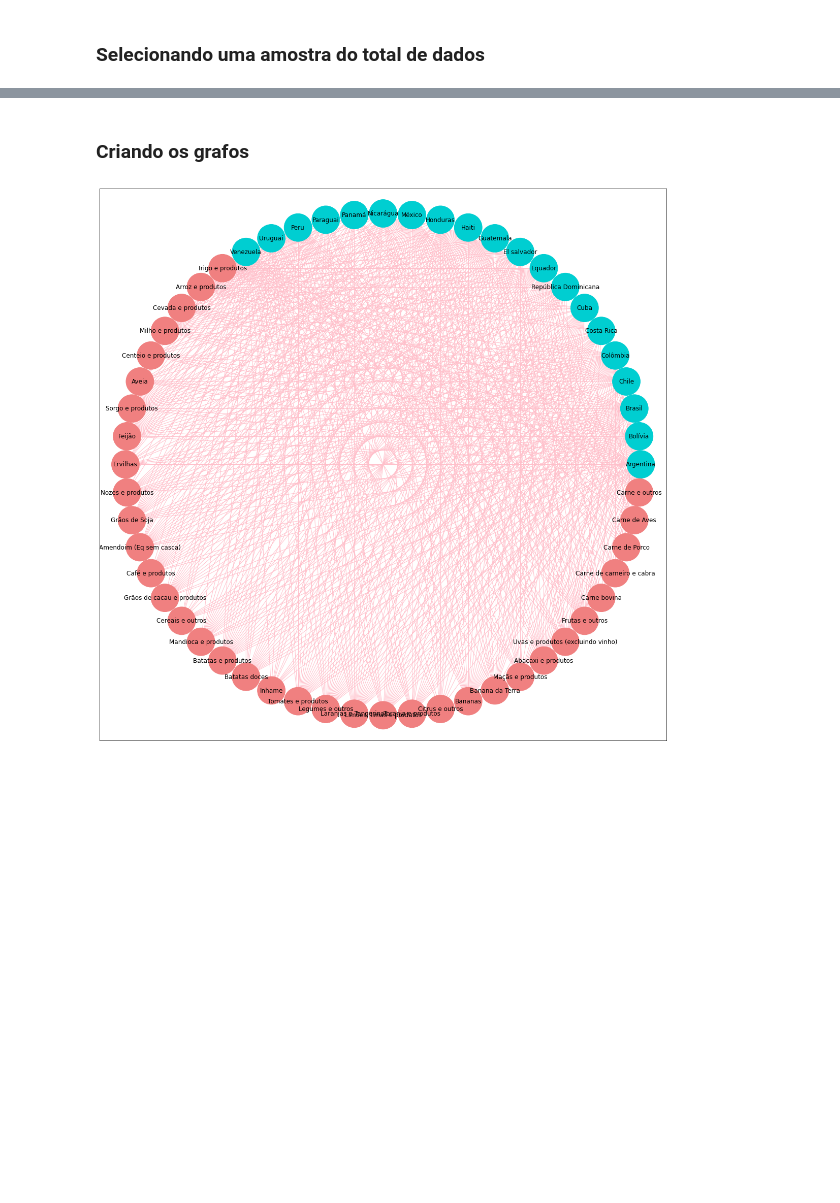
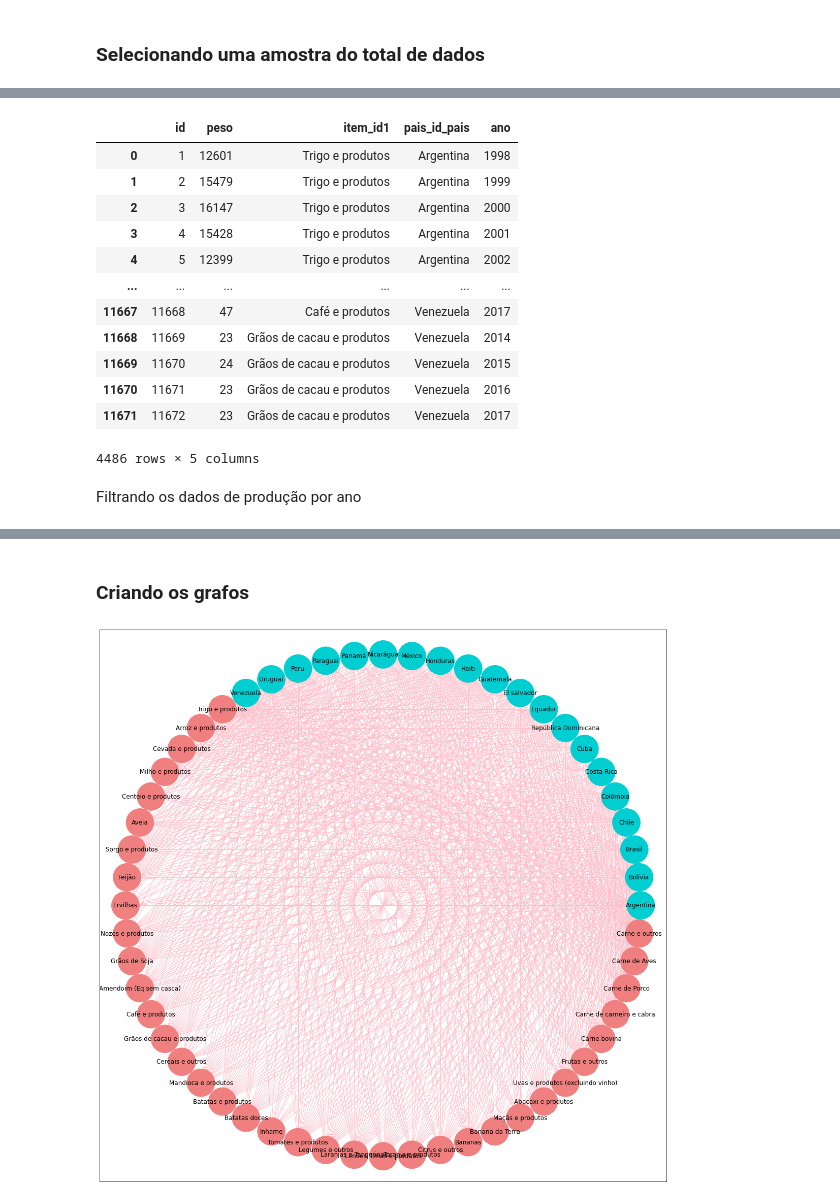
Before and after one commit to Cristiananc/Introduction-to-Databases, a Jupyter notebook: A2/Grafo.ipynb, the cells around one changed output, grey strips where cells are left out. Cells and saved outputs as stored; diff of their text form; code cells hidden in the pictures; blank space fills up the shorter version.

```diff
--- a/A2/Grafo.ipynb
+++ b/A2/Grafo.ipynb
@@ -33,3 +33,7 @@ Aqui estamos limitando os dados que serão utilizados na criação do grafo, uma
 for idx in df_perda.index:
     df_perda.loc[idx, 'item_id1'] =  df_item.loc[df_perda.loc[idx, 'item_id1'] - 1, 'nome']
     df_perda.loc[idx, 'pais_id_pais'] =  df_pais.loc[df_perda.loc[idx, 'pais_id_pais'] - 1, 'nome']
+# %%
+for idx in df_producao.index:
+    df_producao.loc[idx, 'item_id1'] =  df_item.loc[df_producao.loc[idx, 'item_id1'] - 1, 'nome']
+    df_producao.loc[idx, 'pais_id_pais'] =  df_pais.loc[df_producao.loc[idx, 'pais_id_pais'] - 1, 'nome']
@@ -35,0 +42,20 @@ for idx in df_perda.index:
+# %%
+df_producao_4 = df_producao[df_producao['item_id1'].isin(df_item[df_item['categoria_id1'] == 4]['nome'])]
+# %%
+df_producao_4
+# %% [output]
+|  | id | peso | item_id1 | pais_id_pais | ano |
+| 0 | 1 | 12601 | Trigo e produtos | Argentina | 1998 |
+| 1 | 2 | 15479 | Trigo e produtos | Argentina | 1999 |
+| 2 | 3 | 16147 | Trigo e produtos | Argentina | 2000 |
+| 3 | 4 | 15428 | Trigo e produtos | Argentina | 2001 |
+| 4 | 5 | 12399 | Trigo e produtos | Argentina | 2002 |
+| ... | ... | ... | ... | ... | ... |
+| 11667 | 11668 | 47 | Café e produtos | Venezuela | 2017 |
+| 11668 | 11669 | 23 | Grãos de cacau e produtos | Venezuela | 2014 |
+| 11669 | 11670 | 24 | Grãos de cacau e produtos | Venezuela | 2015 |
+| 11670 | 11671 | 23 | Grãos de cacau e produtos | Venezuela | 2016 |
+| 11671 | 11672 | 23 | Grãos de cacau e produtos | Venezuela | 2017 |
+4486 rows × 5 columns
+# %% [markdown]
+Filtrando os dados de produção por ano
```
Also changed, not shown: parts of 11 cells of this notebook.
